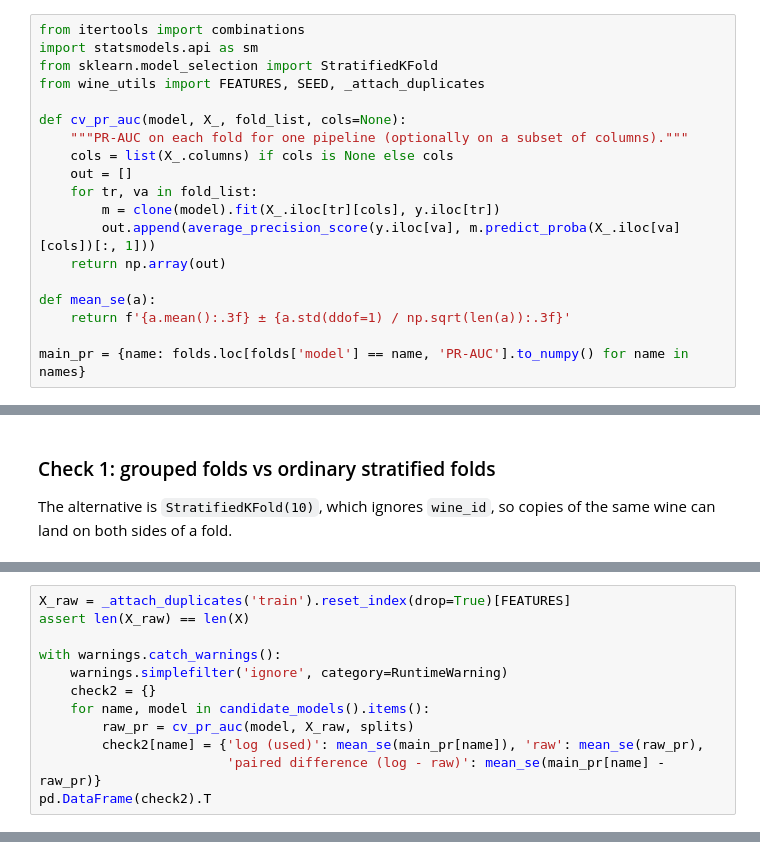
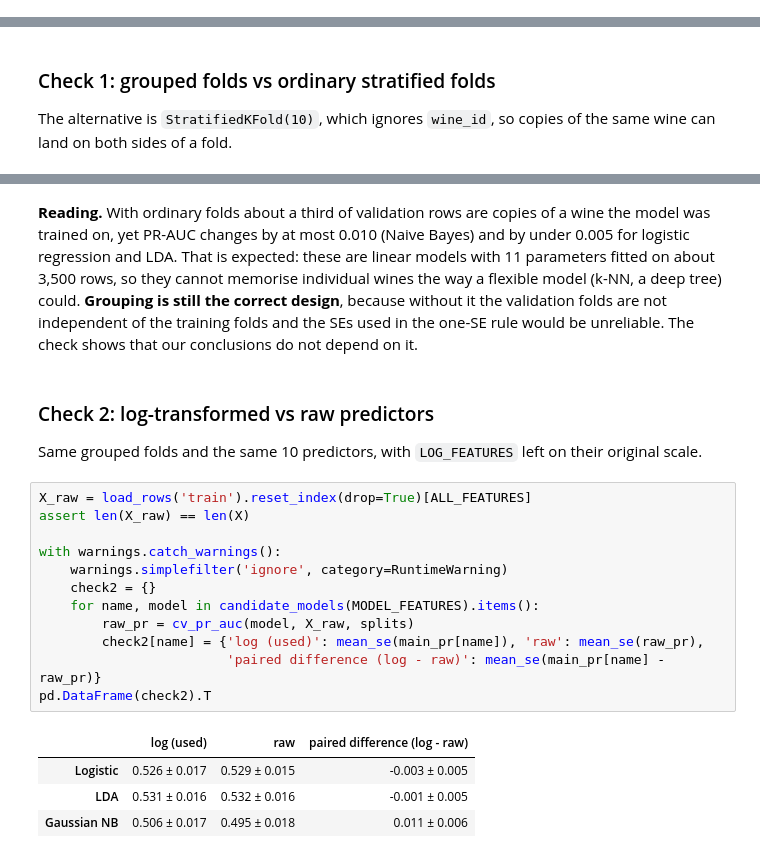
Before and after one commit to ryanc9029/dsa211-wine, a Jupyter notebook: 03_model_comparison.ipynb, the cells around one changed output, grey strips where cells are left out. Saved outputs shown, nothing was run; the diff lists cells and outputs as text.

```diff
--- a/03_model_comparison.ipynb
+++ b/03_model_comparison.ipynb
@@ -231,19 +319,0 @@ Each check re-runs CV with one decision changed and compares PR-AUC with the mai
-# %%
-from itertools import combinations
-import statsmodels.api as sm
-from sklearn.model_selection import StratifiedKFold
-from wine_utils import FEATURES, SEED, _attach_duplicates
-
-def cv_pr_auc(model, X_, fold_list, cols=None):
-    """PR-AUC on each fold for one pipeline (optionally on a subset of columns)."""
-    cols = list(X_.columns) if cols is None else cols
-    out = []
-    for tr, va in fold_list:
-        m = clone(model).fit(X_.iloc[tr][cols], y.iloc[tr])
-        out.append(average_precision_score(y.iloc[va], m.predict_proba(X_.iloc[va][cols])[:, 1]))
-    return np.array(out)
-
-def mean_se(a):
-    return f'{a.mean():.3f} ± {a.std(ddof=1) / np.sqrt(len(a)):.3f}'
-
-main_pr = {name: folds.loc[folds['model'] == name, 'PR-AUC'].to_numpy() for name in names}
@@ -277,12 +329,0 @@ Same grouped folds, with `LOG_FEATURES` left on their original scale.
-# %%
-X_raw = _attach_duplicates('train').reset_index(drop=True)[FEATURES]
-assert len(X_raw) == len(X)
-
-with warnings.catch_warnings():
-    warnings.simplefilter('ignore', category=RuntimeWarning)
-    check2 = {}
-    for name, model in candidate_models().items():
-        raw_pr = cv_pr_auc(model, X_raw, splits)
-        check2[name] = {'log (used)': mean_se(main_pr[name]), 'raw': mean_se(raw_pr),
-                        'paired difference (log - raw)': mean_se(main_pr[name] - raw_pr)}
-pd.DataFrame(check2).T
@@ -373,0 +347,23 @@ times_kept
+# %% [markdown]
+**Reading.** With ordinary folds about a third of validation rows are copies of a wine the model was trained on, yet PR-AUC changes by at most 0.010 (Naive Bayes) and by under 0.005 for logistic regression and LDA. That is expected: these are linear models with 11 parameters fitted on about 3,500 rows, so they cannot memorise individual wines the way a flexible model (k-NN, a deep tree) could. **Grouping is still the correct design**, because without it the validation folds are not independent of the training folds and the SEs used in the one-SE rule would be unreliable. The check shows that our conclusions do not depend on it.
+# %% [markdown]
+### Check 2: log-transformed vs raw predictors
+
+Same grouped folds and the same 10 predictors, with `LOG_FEATURES` left on their original scale.
+# %%
+X_raw = load_rows('train').reset_index(drop=True)[ALL_FEATURES]
+assert len(X_raw) == len(X)
+
+with warnings.catch_warnings():
+    warnings.simplefilter('ignore', category=RuntimeWarning)
+    check2 = {}
+    for name, model in candidate_models(MODEL_FEATURES).items():
+        raw_pr = cv_pr_auc(model, X_raw, splits)
+        check2[name] = {'log (used)': mean_se(main_pr[name]), 'raw': mean_se(raw_pr),
+                        'paired difference (log - raw)': mean_se(main_pr[name] - raw_pr)}
+pd.DataFrame(check2).T
+# %% [output]
+|  | log (used) | raw | paired difference (log - raw) |
+| Logistic | 0.526 ± 0.017 | 0.529 ± 0.015 | -0.003 ± 0.005 |
+| LDA | 0.531 ± 0.016 | 0.532 ± 0.016 | -0.001 ± 0.005 |
+| Gaussian NB | 0.506 ± 0.017 | 0.495 ± 0.018 | 0.011 ± 0.006 |
```
Also changed, not shown: parts of 35 cells of this notebook, 3 other files.
